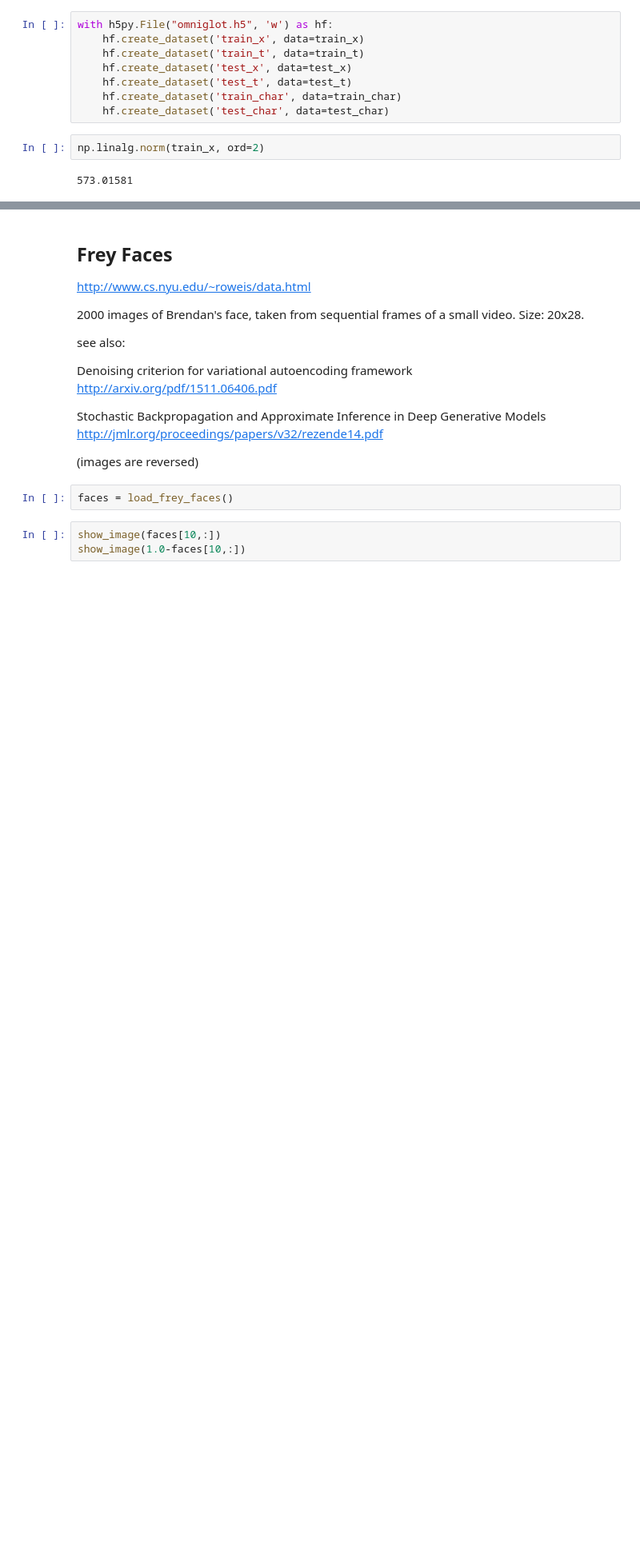
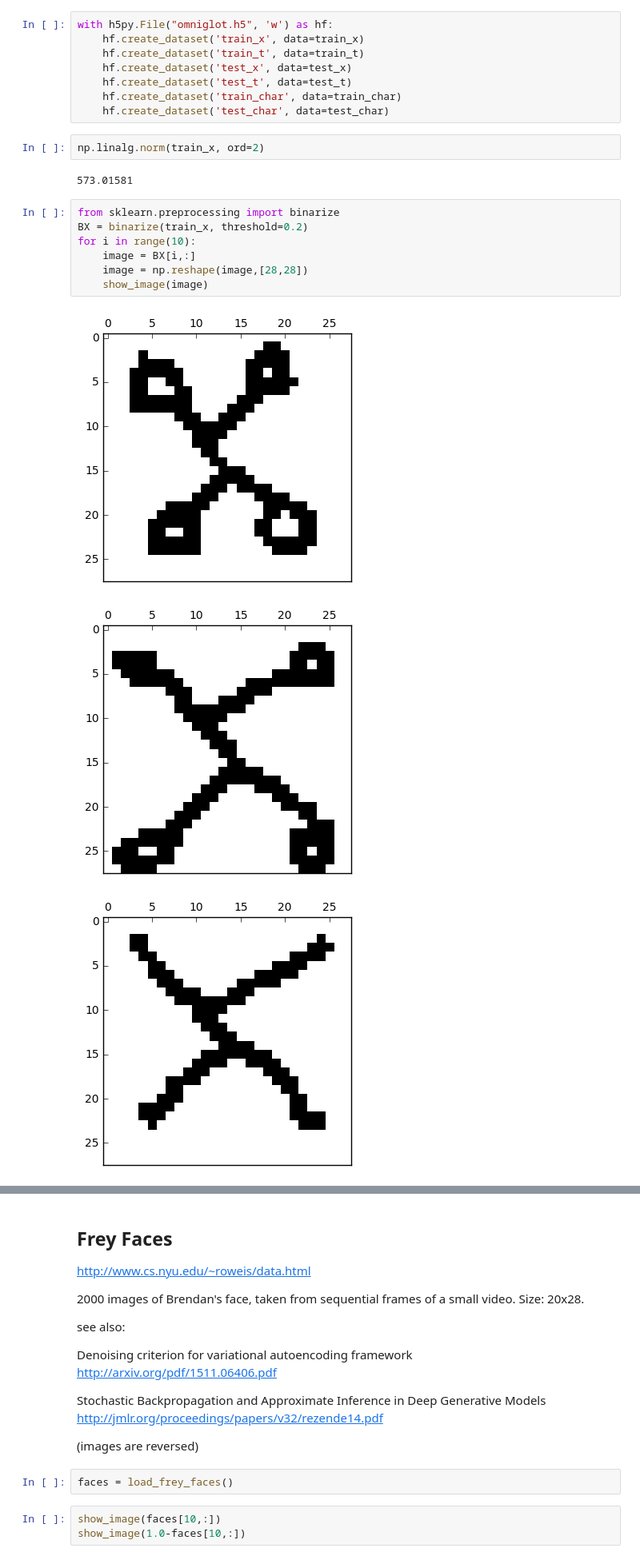
Before and after one commit to charlesmartin14/emf-rbm, a Jupyter notebook: Dl-Datasets.ipynb, the cells around one changed output, grey strips where cells are left out. Shown at 80% size. Drawn from its saved outputs; the diff is of its cells as text; blank space fills up the shorter version.

Commit message:
added binarize omniglot

```diff
--- a/Dl-Datasets.ipynb
+++ b/Dl-Datasets.ipynb
@@ -1036,3 +1043,14 @@ with h5py.File("omniglot.h5", 'w') as hf:
 np.linalg.norm(train_x, ord=2)
 # %% [output]
 573.01581
+# %%
+from sklearn.preprocessing import binarize
+BX = binarize(train_x, threshold=0.2)
+for i in range(10):
+    image = BX[i,:]
+    image = np.reshape(image,[28,28])
+    show_image(image)
+# %% [output]
+[figure, added]
+[figure, added]
+[figure, added]
```
Also changed, not shown: parts of 7 cells of this notebook.
